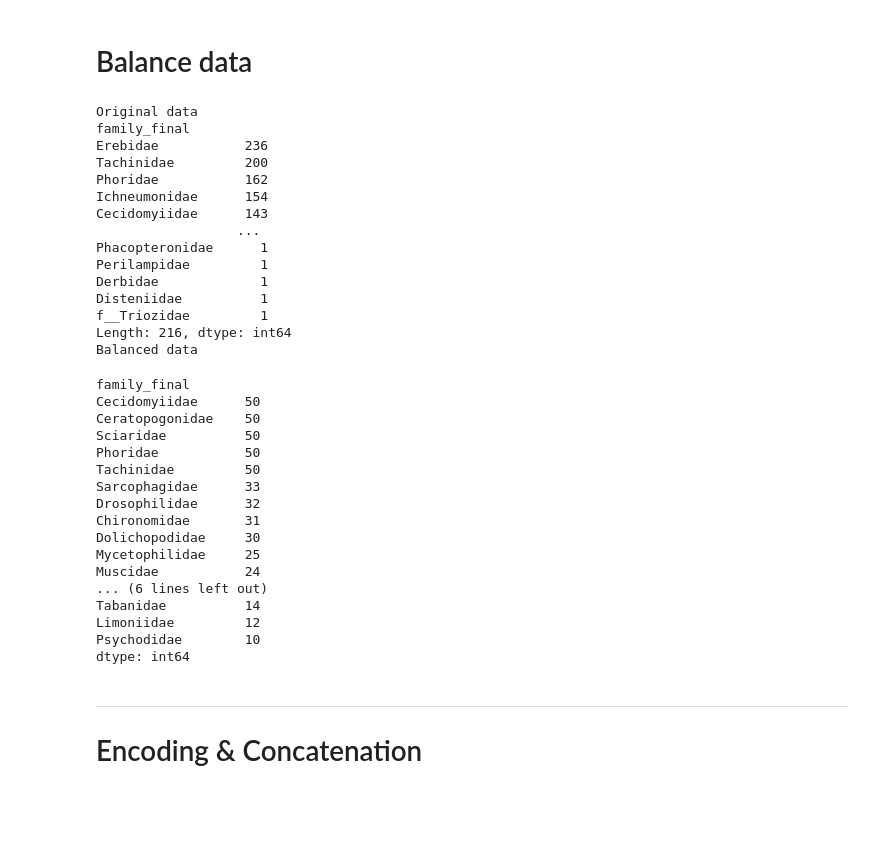
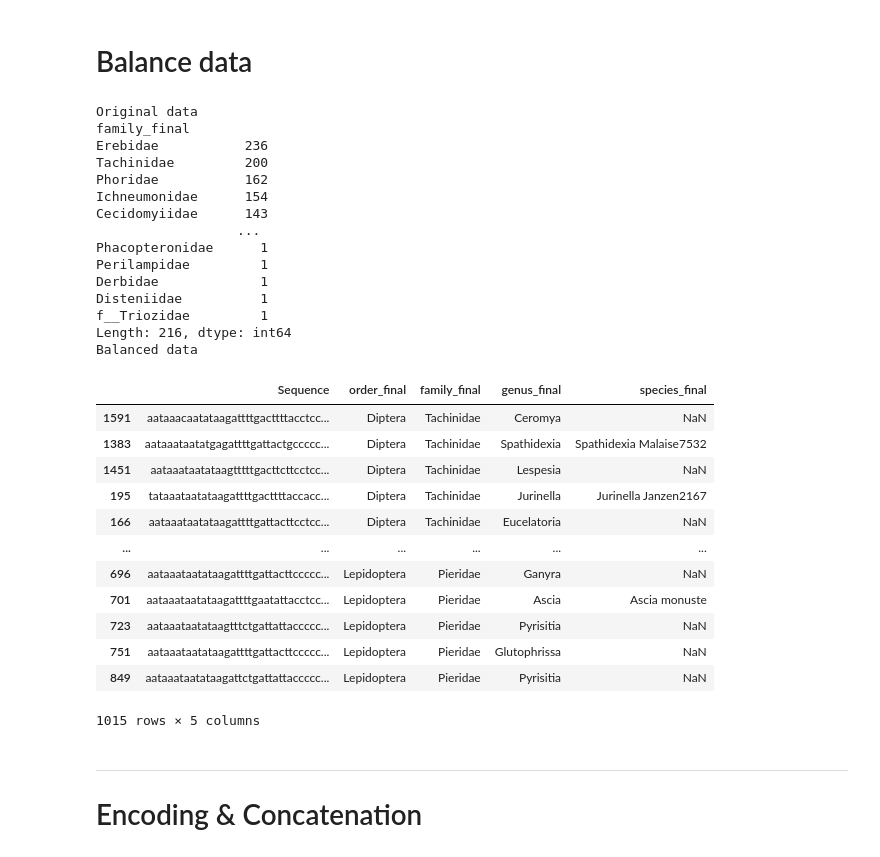
Before and after one commit to Xteom/DNN-Genetics, a Jupyter notebook: GEN_02-Prep.ipynb, the cells around one changed output. Cells and saved outputs as stored; diff of their text form; code cells hidden in the pictures; blank space fills up the shorter version.

```diff
--- a/GEN_02-Prep.ipynb
+++ b/GEN_02-Prep.ipynb
@@ -46,50 +49,48 @@ def balance_one_tax_data(df, col_tax_to_balance, tax_to_balance, max_samples) ->
         q25 = vc.quantile(0.25)
         selected_values = vc[vc > 4 * q25]
         balanced = pd.DataFrame(columns = df.columns)
         for i in selected_values.index:
             if vc[i] > max_samples:
                 balanced = pd.concat((balanced, df[df[next_tax_col] == i].sample(max_samples)))
             else:
                 balanced = pd.concat((balanced, df[df[next_tax_col] == i]))
     return balanced
 
 print('Original data')
 print(data.value_counts('family_final'))
 print('Balanced data')
 balance_one_tax_data(data, 'order_final', 'Diptera', 50).value_counts('family_final')
+
+pd.concat((balance_one_tax_data(data, 'order_final', 'Diptera', 50), balance_one_tax_data(data, 'order_final', 'Lepidoptera', 50)))
 # %% [output]
 Original data
 family_final
 Erebidae           236
 Tachinidae         200
 Phoridae           162
 Ichneumonidae      154
 Cecidomyiidae      143
                   ...
 Phacopteronidae      1
 Perilampidae         1
 Derbidae             1
 Disteniidae          1
 f__Triozidae         1
 Length: 216, dtype: int64
 Balanced data
+|  | Sequence | order_final | family_final | genus_final | species_final |
+| 1591 | aataaacaatataagattttgacttttacctcc... | Diptera | Tachinidae | Ceromya | NaN |
+| 1383 | aataaataatatgagattttgattactgccccc... | Diptera | Tachinidae | Spathidexia | Spathidexia Malaise7532 |
+| 1451 | aataaataatataagtttttgacttcttcctcc... | Diptera | Tachinidae | Lespesia | NaN |
+| 195 | tataaataatataagattttgacttttaccacc... | Diptera | Tachinidae | Jurinella | Jurinella Janzen2167 |
+| 166 | aataaataatataagattttgattacttcctcc... | Diptera | Tachinidae | Eucelatoria | NaN |
+| ... | ... | ... | ... | ... | ... |
+| 696 | aataaataatataagattttgattacttccccc... | Lepidoptera | Pieridae | Ganyra | NaN |
+| 701 | aataaataatataagattttgaatattacctcc... | Lepidoptera | Pieridae | Ascia | Ascia monuste |
+| 723 | aataaataatataagtttctgattattaccccc... | Lepidoptera | Pieridae | Pyrisitia | NaN |
+| 751 | aataaataatataagattttgattacttccccc... | Lepidoptera | Pieridae | Glutophrissa | NaN |
+| 849 | aataaataatataagattctgattattaccccc... | Lepidoptera | Pieridae | Pyrisitia | NaN |
-family_final
-Cecidomyiidae      50
-Ceratopogonidae    50
-Sciaridae          50
-Phoridae           50
-Tachinidae         50
-Sarcophagidae      33
-Drosophilidae      32
-Chironomidae       31
-Dolichopodidae     30
-Mycetophilidae     25
-Muscidae           24
-... (6 lines left out)
-Tabanidae          14
-Limoniidae         12
-Psychodidae        10
-dtype: int64
+1015 rows × 5 columns
 # %% [markdown]
 ---
 # Encoding & Concatenation
```
Also changed, not shown: parts of 9 cells of this notebook.
